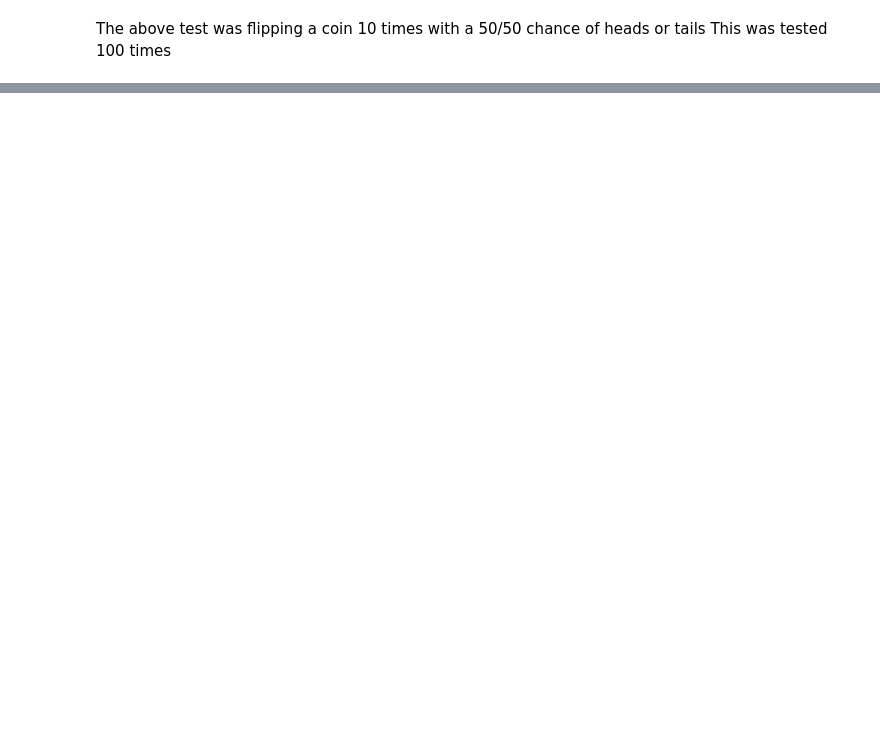
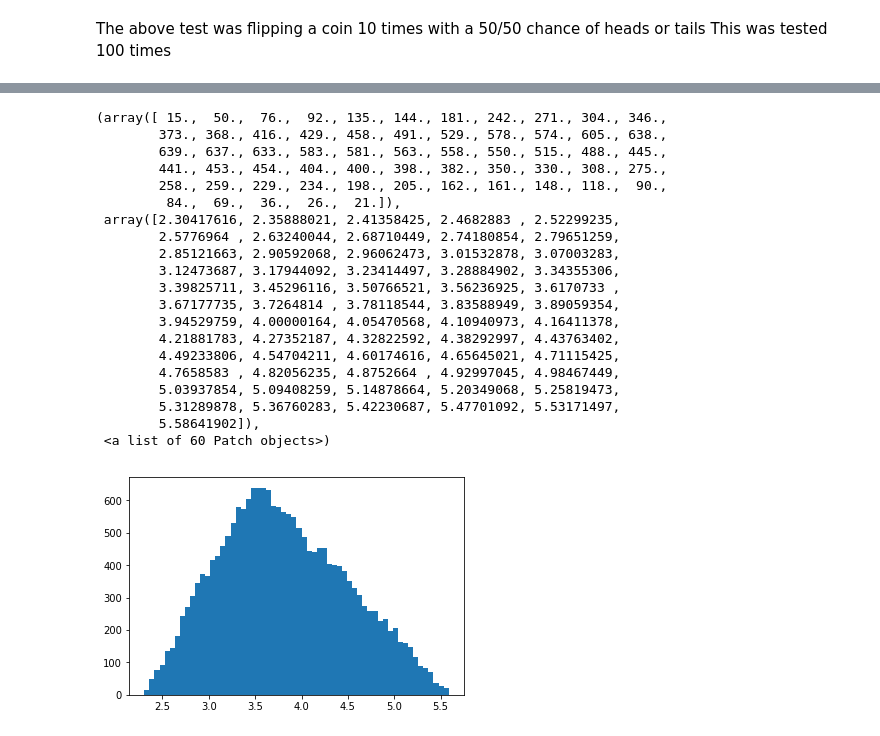
Before and after one commit to EoinStankard/DataAnalysis_Numpy_Assignment, a Jupyter notebook: Numpy-random-assignment.ipynb, the cells around one changed output, grey strips where cells are left out. Saved outputs shown, nothing was run; the diff lists cells and outputs as text; code cells hidden in the pictures; blank space fills up the shorter version.

Commit message:
Added Triangular Distribution

```diff
--- a/Numpy-random-assignment.ipynb
+++ b/Numpy-random-assignment.ipynb
@@ -562,0 +572,30 @@ This was tested 100 times
+# %%
+l = 2.3 # left position
+m = 3.5 # mode (being the peak location of the triangle)
+r = 5.6 # Right position of the triangle
+size = 20000 #the larger the size the more accurate the triangle will be
+
+t = np.random.triangular(l,m,r,size)
+plt.hist(t,bins = 60)
+# %% [output]
+(array([ 15.,  50.,  76.,  92., 135., 144., 181., 242., 271., 304., 346.,
+        373., 368., 416., 429., 458., 491., 529., 578., 574., 605., 638.,
+        639., 637., 633., 583., 581., 563., 558., 550., 515., 488., 445.,
+        441., 453., 454., 404., 400., 398., 382., 350., 330., 308., 275.,
+        258., 259., 229., 234., 198., 205., 162., 161., 148., 118.,  90.,
+         84.,  69.,  36.,  26.,  21.]),
+ array([2.30417616, 2.35888021, 2.41358425, 2.4682883 , 2.52299235,
+        2.5776964 , 2.63240044, 2.68710449, 2.74180854, 2.79651259,
+        2.85121663, 2.90592068, 2.96062473, 3.01532878, 3.07003283,
+        3.12473687, 3.17944092, 3.23414497, 3.28884902, 3.34355306,
+        3.39825711, 3.45296116, 3.50766521, 3.56236925, 3.6170733 ,
+        3.67177735, 3.7264814 , 3.78118544, 3.83588949, 3.89059354,
+        3.94529759, 4.00000164, 4.05470568, 4.10940973, 4.16411378,
+        4.21881783, 4.27352187, 4.32822592, 4.38292997, 4.43763402,
+        4.49233806, 4.54704211, 4.60174616, 4.65645021, 4.71115425,
+        4.7658583 , 4.82056235, 4.8752664 , 4.92997045, 4.98467449,
+        5.03937854, 5.09408259, 5.14878664, 5.20349068, 5.25819473,
+        5.31289878, 5.36760283, 5.42230687, 5.47701092, 5.53171497,
+        5.58641902]),
+ <a list of 60 Patch objects>)
+[figure, added]
```
Also changed, not shown: parts of 41 cells of this notebook.
